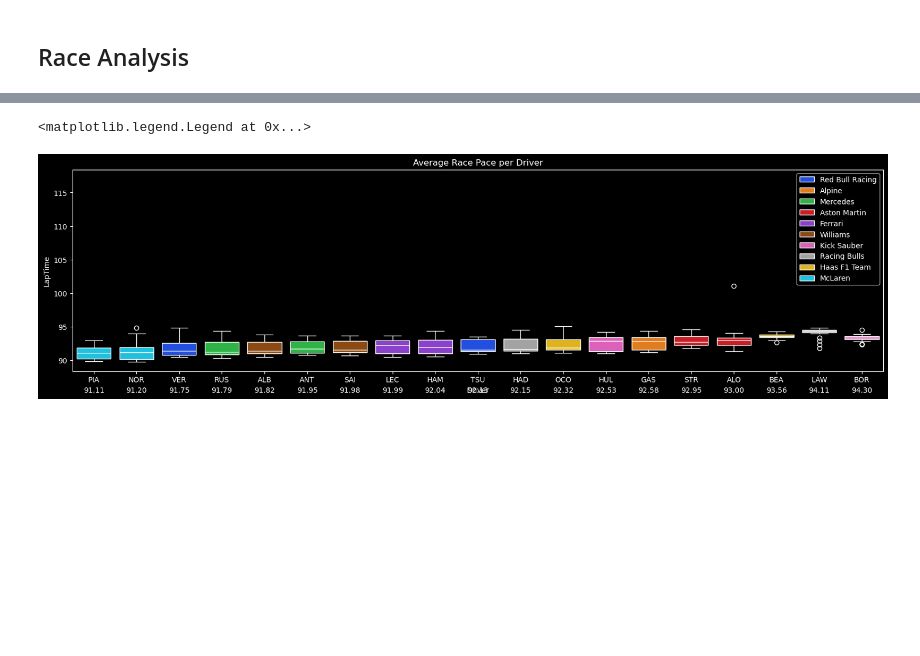
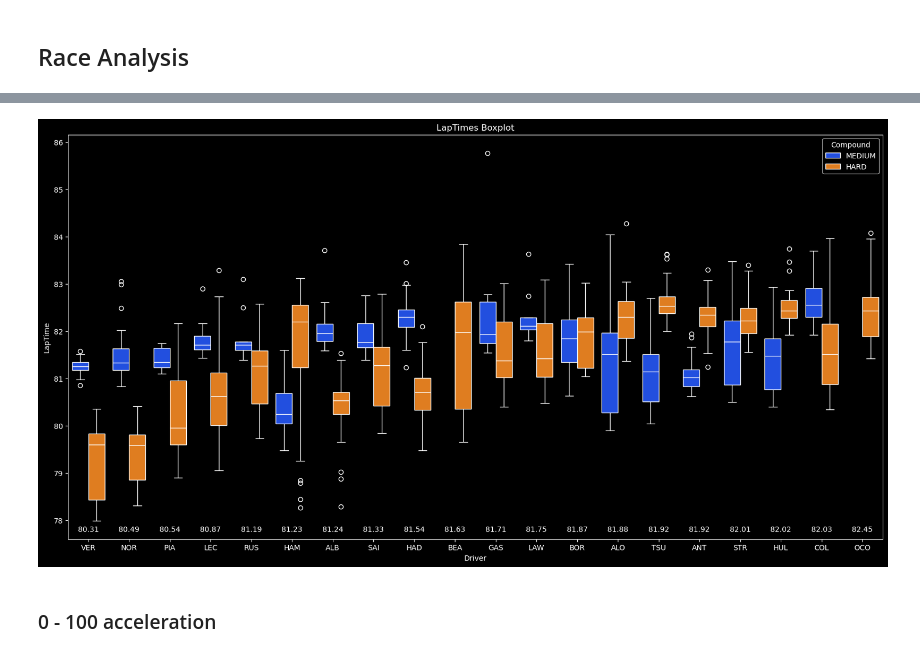
Before and after one commit to Sanket-g-75/F1_Analysis, a Jupyter notebook: code.ipynb, the cells around one changed output, grey strips where cells are left out. Drawn from its saved outputs; the diff is of its cells as text; code cells hidden in the pictures; blank space fills up the shorter version.

Commit message:
2025 Imola GP Race Analysis Done

```diff
--- a/code.ipynb
+++ b/code.ipynb
@@ -16,6 +16,6 @@ import fastf1.plotting
 # %% [markdown]
 ## Data
 # %%
-session = fastf1.get_session(2025,'Imola','Qualifying')
+session = fastf1.get_session(2025,'Imola','Race')
 session.load(laps=True, weather=True, telemetry=True)
 # %% [output]
@@ -165,21 +171,22 @@ data.drop(columns=['Sector1SessionTime', 'Sector2SessionTime', 'Sector3SessionTi
+# %%
+data = pd.DataFrame(session.laps.pick_accurate())[['Driver', 'LapNumber','Compound','LapTime']].sort_values()
 # %%
 data['LapTime'] = data['LapTime'].dt.total_seconds()
-# %%
-data = data[data['PitOutTime'].isna() & data['PitInTime'].isna()]
-# %%
-data['Team'] = data['Team'].astype(str)
-driver_order = data.groupby('Driver')['LapTime'].mean().sort_values().index
-
-plt.figure(figsize=(20, 5))
-mean_lap_times = data.groupby('Driver')['LapTime'].mean()
-sns.set_palette("bright")
-sns.boxplot(x='Driver', y='LapTime', data=data, hue='Team', order=driver_order, linecolor='white')
-
-for i, driver in enumerate(driver_order):
-    plt.text(i,85, f"{mean_lap_times[driver]:.2f}",
-             ha='center', va='bottom', fontsize=10, color='white')
-plt.title('Average Race Pace per Driver')
-plt.legend(loc='upper right')
-# %% [output]
-<matplotlib.legend.Legend at 0x...>
-[figure, removed]
+# %%
+driver_order = data.groupby('Driver')['LapTime'].mean().sort_values().index
+mean_lap_times = data.groupby('Driver')['LapTime'].mean()
+
+plt.figure(figsize=(20,10))
+sns.set_palette("bright")
+sns.boxplot(data=data,x='Driver',y='LapTime',hue='Compound',order=driver_order,linecolor='white')
+
+for i, driver in enumerate(driver_order):
+    plt.text(i,77.72, f"{mean_lap_times[driver]:.2f}",
+             ha='center', va='bottom', fontsize=10, color='white')
+
+plt.title('LapTimes Boxplot')
+plt.savefig(f'{format(session.session_info['StartDate'],'%Y')}_{session.session_info['Meeting']['Location']}_{session.session_info['Type']}_LapTimes')
+# %% [output]
+[figure, added]
+# %% [markdown]
+### 0 - 100 acceleration
```
Also changed, not shown: parts of 10 cells of this notebook, 2 other files.
